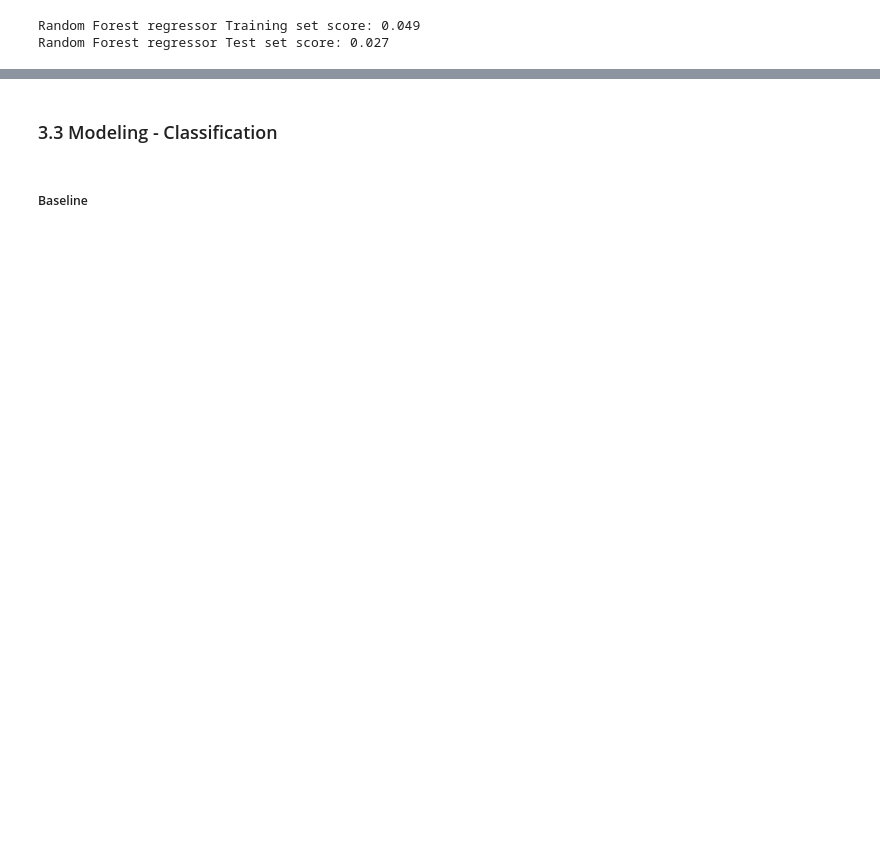
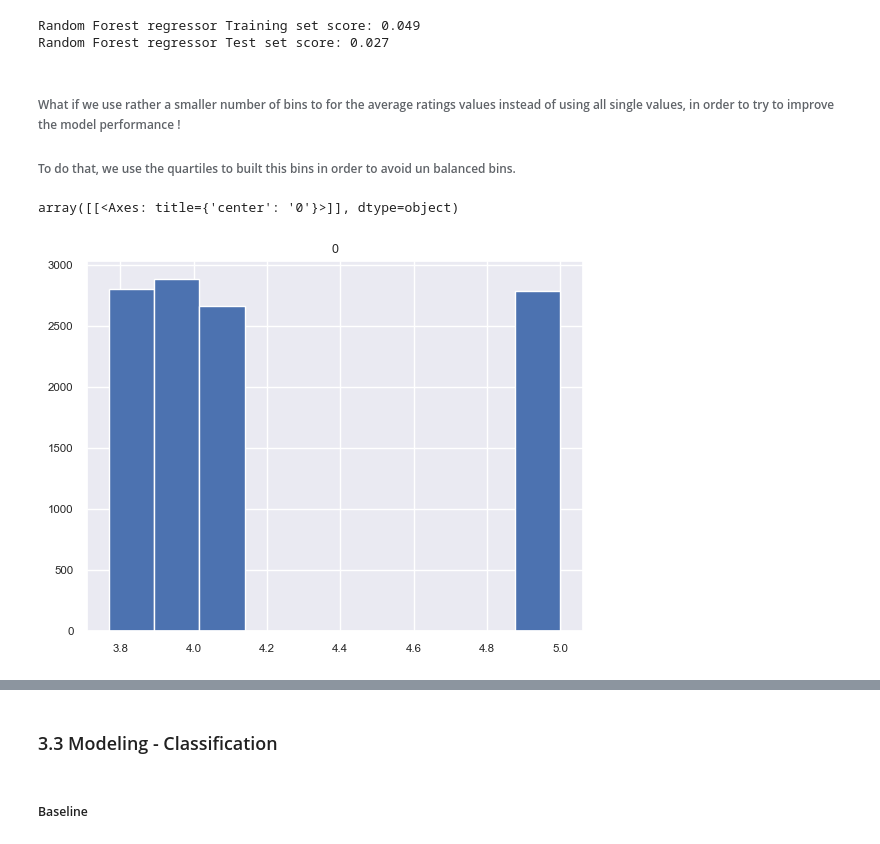
Before and after one commit to ma23dsti/PythonMLProj, a Jupyter notebook: PythonMLProj/Project1Code.ipynb, the cells around one changed output, grey strips where cells are left out. Cells and saved outputs as stored; diff of their text form; code cells hidden in the pictures; blank space fills up the shorter version.

```diff
--- a/PythonMLProj/Project1Code.ipynb
+++ b/PythonMLProj/Project1Code.ipynb
@@ -1018,3 +1004,25 @@ print("Random Forest regressor Test set score: {:.3f}".format(RFReg.score(X_test
 # %% [output]
 Random Forest regressor Training set score: 0.049
 Random Forest regressor Test set score: 0.027
+# %% [markdown]
+###### What if we use rather a smaller number of bins to for the average ratings values instead of using all single values, in order to try to improve the model performance !
+
+###### To do that, we use the quartiles to built this bins in order to avoid un balanced bins.
+# %%
+yCont = dfmodel.loc[:, "average_rating"]
+
+quartile1 = yCont.quantile(0.25)
+quartile2 = yCont.quantile(0.5)
+quartile3 = yCont.quantile(0.75)
+yContMax = yCont.max()
+
+yCont = [quartile1 if i <= quartile1 else i for i in yCont]
+yCont = [quartile2 if (i > quartile1 and i <= quartile2) else i for i in yCont]
+yCont = [quartile3 if (i > quartile2 and i <= quartile3) else i for i in yCont]
+yCont = [yContMax if (i > quartile3) else i for i in yCont]
+yCont = pd.DataFrame(yCont)
+
+yCont.hist(bins=10)
+# %% [output]
+array([[<Axes: title={'center': '0'}>]], dtype=object)
+[figure, added]
```
Also changed, not shown: parts of 25 cells of this notebook, 1 other file.
